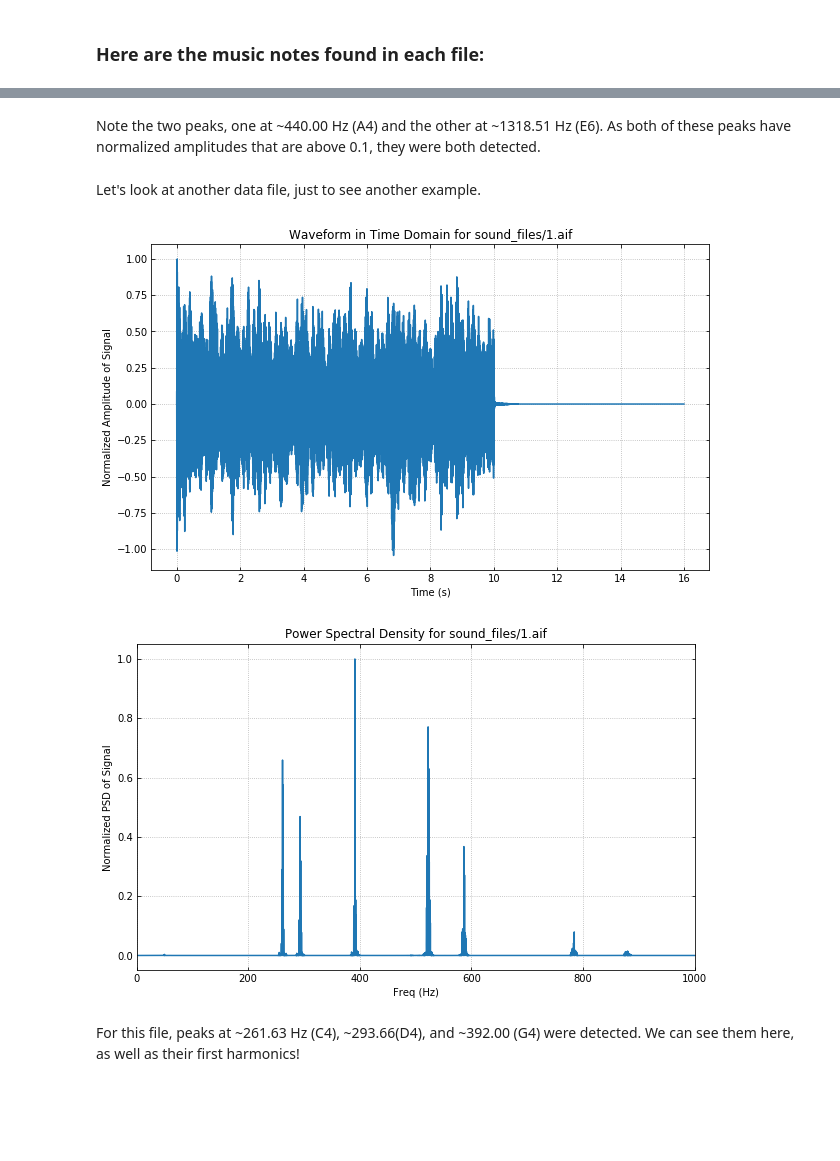
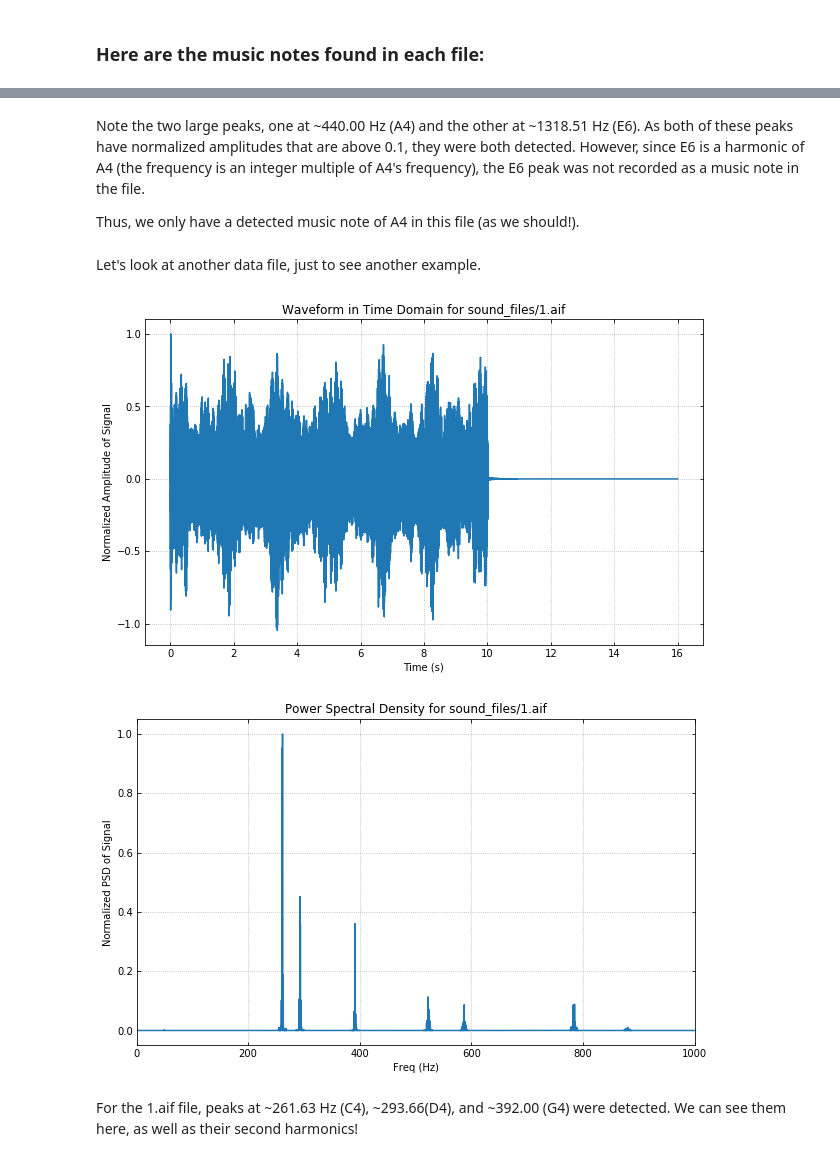
Before and after one commit to giangdip2410/watkins-ay250-s2018-hw, a Jupyter notebook: hw_3/hw_3_assignment.ipynb, the cells around one changed output, grey strips where cells are left out. Drawn from its saved outputs; the diff is of its cells as text; code cells hidden in the pictures; blank space fills up the shorter version.

```diff
--- a/hw_3/hw_3_assignment.ipynb
+++ b/hw_3/hw_3_assignment.ipynb
@@ -462,40 +484,51 @@ plt.title(f"Power Spectral Density for {soundFile}");
 # %% [markdown]
-Note the two peaks, one at ~440.00 Hz (A4) and the other at ~1318.51 Hz (E6). As both of these peaks have normalized amplitudes that are above 0.1, they were both detected.
+Note the two large peaks, one at ~440.00 Hz (A4) and the other at ~1318.51 Hz (E6). As both of these peaks have normalized amplitudes that are above 0.1, they were both detected. However, since E6 is a harmonic of A4 (the frequency is an integer multiple of A4's frequency), the E6 peak was not recorded as a music note in the file.
+
+Thus, we only have a detected music note of A4 in this file (as we should!).
 # %% [markdown]
 Let's look at another data file, just to see another example.
 # %%
 soundFileTest = "sound_files/1.aif"
 # open the sound file
 with aifc.open(soundFileTest) as af:
     nFrames = af.getnframes() # get number of frames
     sampleRate = af.getframerate() # get samplerate
     strSig = af.readframes(nFrames) # given the number of frames, read them out
-    signal2 = np.fromstring(strSig, dtype=np.int32).byteswap() # convert to np array for analysis
+    stereoSignal = np.fromstring(strSig, dtype=np.int16).byteswap() # convert to np array for analysis
+
+    # convert stereo to mono
+    leftSignal = np.zeros_like(stereoSignal[:int(len(stereoSignal)/2)])
+    rightSignal = np.zeros_like(leftSignal)
+    leftSignal[::2] = stereoSignal[::4]
+    leftSignal[1::2] = stereoSignal[1::4]
+    rightSignal[::2] = stereoSignal[2::4]
+    rightSignal[1::2] = stereoSignal[3::4]
+    signal2 = leftSignal/2+rightSignal/2
 
 # periodogram amounts to taking the magnitude of the fft, squaring it, and taking only the positive frequencies
 # this gives us the power spectral density
 freqs2,pSignal2 = periodogram(signal2,fs=sampleRate)
 
 # plot the waveform in time domain
 plt.figure(figsize=(10,6))
 plt.plot(np.arange(0,len(signal2)/sampleRate,1/sampleRate),signal2/max(signal2))
 plt.ylabel("Normalized Amplitude of Signal")
 plt.xlabel("Time (s)")
 plt.tick_params(which="both",direction="in",right="on",top="on")
 plt.grid(linestyle="dotted")
-plt.title(f"Waveform in Time Domain for {soundFile}");
+plt.title(f"Waveform in Time Domain for {soundFileTest}");
 
 # plot the PSD of the waveform
 plt.figure(figsize=(10,6))
 plt.plot(freqs2,pSignal2/max(pSignal2))
 plt.ylabel("Normalized PSD of Signal")
 plt.xlabel("Freq (Hz)")
 plt.xlim((0,1000)) # let's zoom to under 1 kHz
 plt.tick_params(which="both",direction="in",right="on",top="on")
 plt.grid(linestyle="dotted")
-plt.title(f"Power Spectral Density for {soundFile}");
+plt.title(f"Power Spectral Density for {soundFileTest}");
 # %% [output]
-[figure, old version]
+[figure, new version]
-[figure, old version]
+[figure, new version]
 # %% [markdown]
-For this file, peaks at ~261.63 Hz (C4), ~293.66(D4), and ~392.00 (G4) were detected. We can see them here, as well as their first harmonics!
+For the 1.aif file, peaks at ~261.63 Hz (C4), ~293.66(D4), and ~392.00 (G4) were detected. We can see them here, as well as their second harmonics!
```
Also changed, not shown: parts of 4 cells of this notebook.
